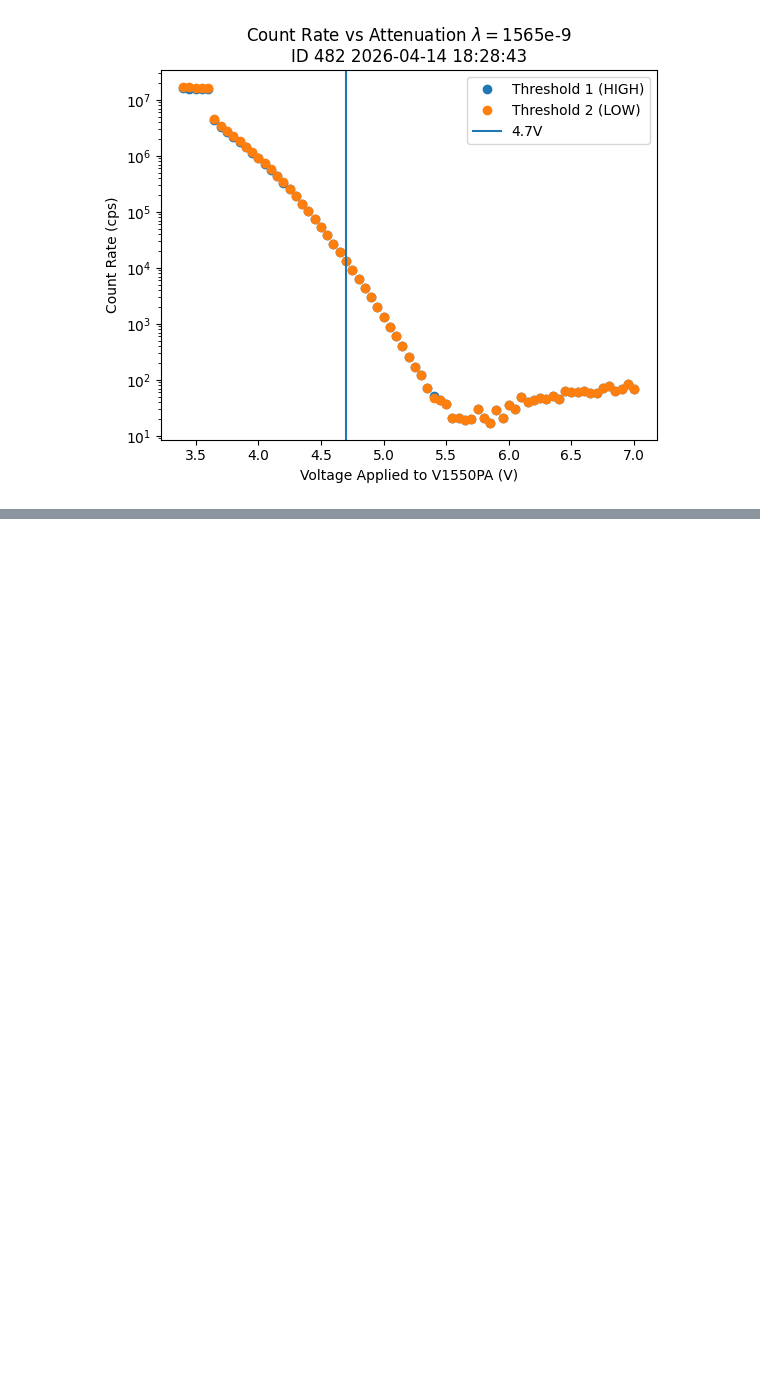
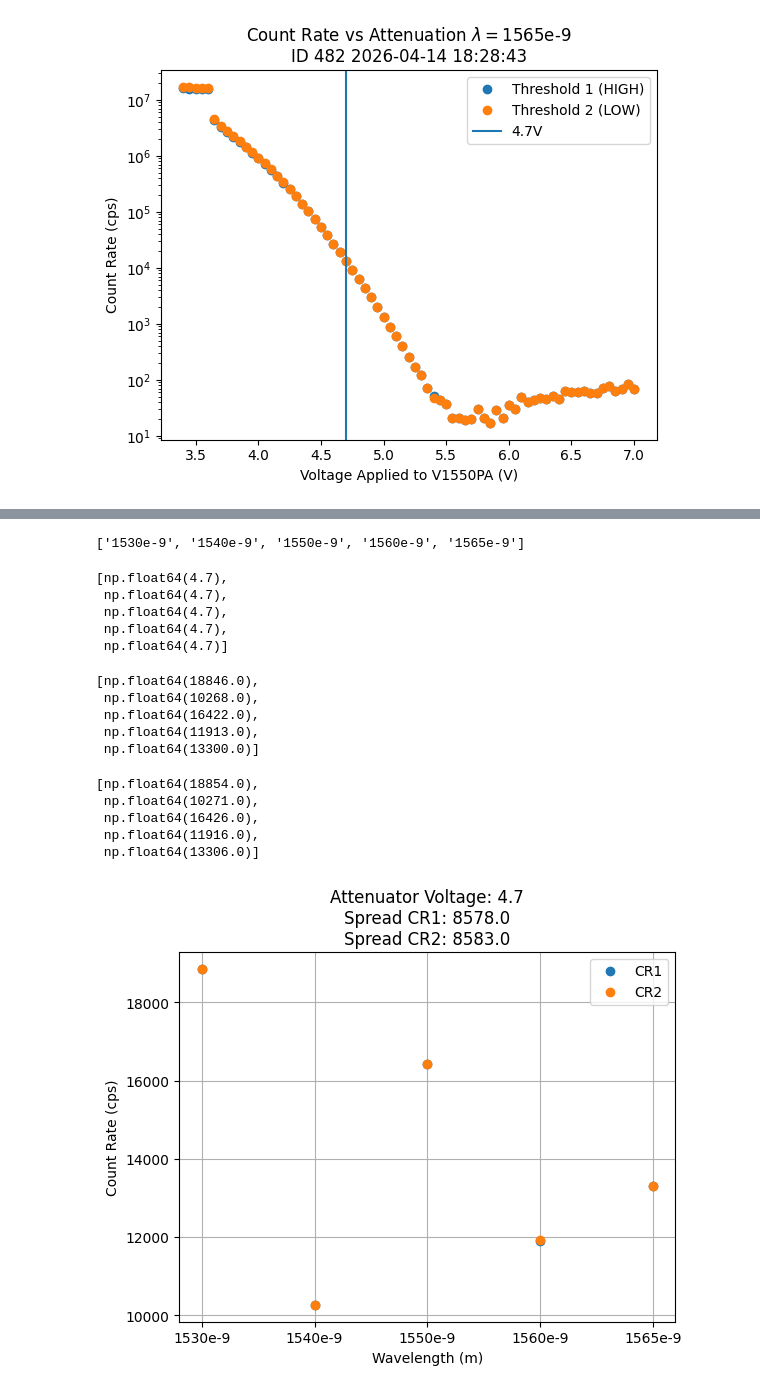
Before and after one commit to QNLSydney/snspd, a Jupyter notebook: SNSPD2/SNSPD4_4Counts_vs_Attenuation_Analysis.ipynb, the cells around one changed output, grey strips where cells are left out. Drawn from its saved outputs; the diff is of its cells as text; code cells hidden in the pictures; blank space fills up the shorter version.

Commit message:
Extracted and plotted spread of results for 4.7V applied to attenuator for Measurement4-4, for comparison to Measurement 2-2 (wavelength sweep) result

```diff
--- a/SNSPD2/SNSPD4_4Counts_vs_Attenuation_Analysis.ipynb
+++ b/SNSPD2/SNSPD4_4Counts_vs_Attenuation_Analysis.ipynb
@@ -258,0 +261,53 @@ Text(0, 0.5, 'Count Rate (cps)')
+# %%
+idx_v = 46 # index to extract results for 4.7V
+
+v_att_vals = []
+cr1_vals = []
+cr2_vals = []
+wav_vals = []
+
+for idx in range(5):
+    wav_vals.append(wavelengths[idx])
+    ID = wavelength_id_range[idx]
+    data = load_by_id(ID).get_parameter_data()
+    v_att_vals.append(data['v_attenuator']['v_attenuator'][~np.isnan(data['v_attenuator']['v_attenuator'])][idx_v])
+    cr1_vals.append(data['CR1']['CR1'][~np.isnan(data['CR1']['CR1'])][idx_v])
+    cr2_vals.append(data['CR2']['CR2'][~np.isnan(data['CR2']['CR2'])][idx_v])
+# %%
+wav_vals
+# %% [output]
+['1530e-9', '1540e-9', '1550e-9', '1560e-9', '1565e-9']
+# %%
+v_att_vals
+# %% [output]
+[np.float64(4.7),
+ np.float64(4.7),
+ np.float64(4.7),
+ np.float64(4.7),
+ np.float64(4.7)]
+# %%
+cr1_vals
+# %% [output]
+[np.float64(18846.0),
+ np.float64(10268.0),
+ np.float64(16422.0),
+ np.float64(11913.0),
+ np.float64(13300.0)]
+# %%
+cr2_vals
+# %% [output]
+[np.float64(18854.0),
+ np.float64(10271.0),
+ np.float64(16426.0),
+ np.float64(11916.0),
+ np.float64(13306.0)]
+# %%
+plt.plot(wav_vals, cr1_vals, 'o', label='CR1')
+plt.plot(wav_vals, cr2_vals, 'o', label='CR2')
+plt.title(f'Attenuator Voltage: {v_att_vals[0]}\nSpread CR1: {max(cr1_vals) - min(cr1_vals)}\nSpread CR2: {max(cr2_vals) - min(cr2_vals)}')
+plt.ylabel(f'Count Rate (cps)')
+plt.xlabel('Wavelength (m)')
+plt.legend()
+plt.grid()
+# %% [output]
+[figure, added]
```
Also changed, not shown: parts of 1 cell of this notebook.
